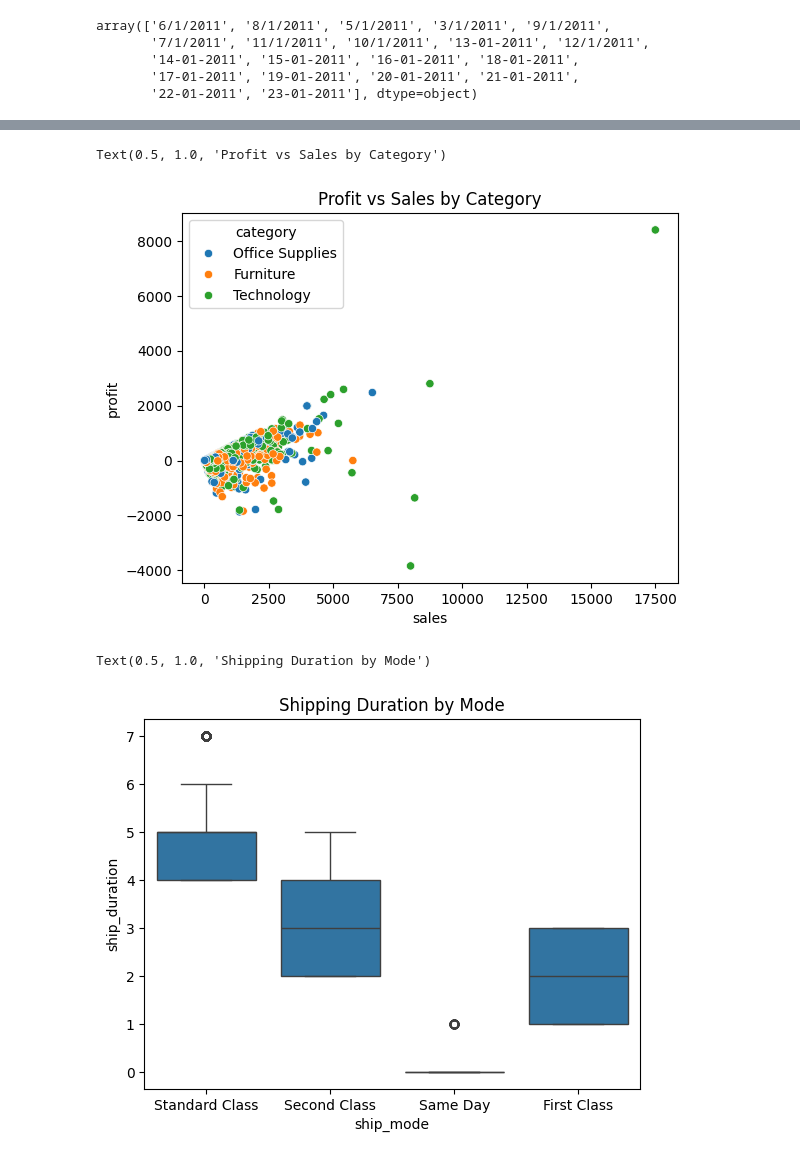
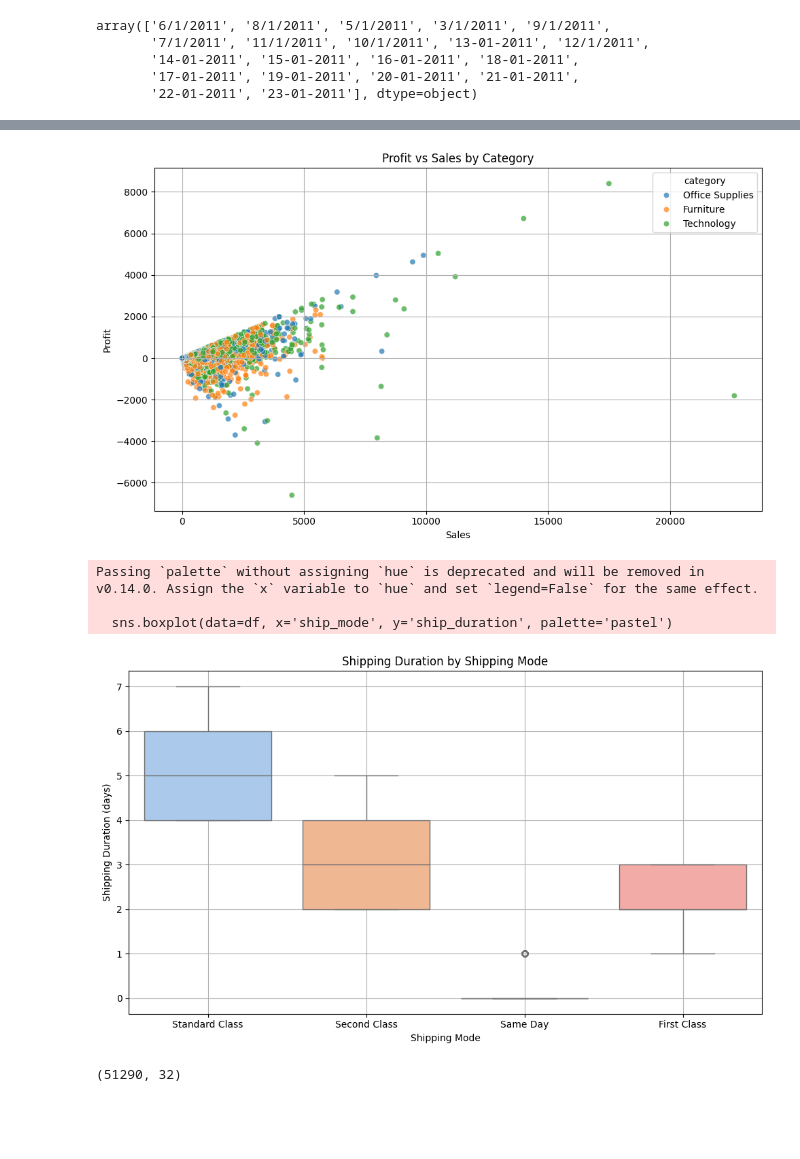
Before and after one commit to Mitrafa/superstore-streamlit-app, a Jupyter notebook: notebooks/exploratory_analysis.ipynb, the cells around one changed output, grey strips where cells are left out. Cells and saved outputs as stored; diff of their text form; code cells hidden in the pictures; blank space fills up the shorter version.

```diff
--- a/notebooks/exploratory_analysis.ipynb
+++ b/notebooks/exploratory_analysis.ipynb
@@ -107,0 +121,10 @@ df.isnull().sum()
+# %%
+# Count Ambiguous vs. Unambiguous Dates
+def is_ambiguous(day, month):
+    return day is not None and month is not None and day <= 12 and month <= 12
+
+df['order_ambiguous'] = df.apply(lambda row: is_ambiguous(row['order_day'], row['order_month']), axis=1)
+df['ship_ambiguous'] = df.apply(lambda row: is_ambiguous(row['ship_day'], row['ship_month']), axis=1)
+
+print("Order Date Ambiguous:", df['order_ambiguous'].sum())
+print("Ship Date Ambiguous:", df['ship_ambiguous'].sum())
@@ -107,0 +145,2 @@ df.isnull().sum()
+# %%
+df['order_date'] = pd.to_datetime(df['order_date_raw'], format='mixed', dayfirst=True)
@@ -107,0 +161,4 @@ df.isnull().sum()
+# %%
+# # Parse dates with mixed formats (slashes and dashes) using day-first (British) format to avoid ambiguity
+df['order_date'] = pd.to_datetime(df['order_date'], format="mixed", dayfirst=True)
+df['ship_date'] = pd.to_datetime(df['ship_date'], format="mixed", dayfirst=True)
@@ -108,3 +185,8 @@ df.isnull().sum()
 # %%
-df['order_month'] = df['order_date'].dt.to_period('M')
-df['order_quarter'] = df['order_date'].dt.to_period('Q')
+# Extract year, month, and weekday from order_date, and calculate shipping_days as the difference between ship_date and order_date
+df['order_year'] = df['order_date'].dt.year
+df['order_month'] = df['order_date'].dt.month
+df['order_weekday'] = df['order_date'].dt.day_name()
+
+# Calculate shipping duration in days
+df['ship_duration'] = (df['ship_date'] - df['order_date']).dt.days
@@ -138,14 +297,33 @@ Text(0.5, 1.0, 'Shipping Duration Distribution')
 # %%
 # Profitability: Profit vs Sales
-sns.scatterplot(data=df, x='sales', y='profit', hue='category')
+plt.figure(figsize=(10, 6))
+sns.scatterplot(data=df, x='sales', y='profit', hue='category', alpha=0.7)
+
 plt.title('Profit vs Sales by Category')
+plt.xlabel('Sales')
+plt.ylabel('Profit')
+plt.grid(True)
+plt.tight_layout()
+plt.show()
 # %% [output]
-Text(0.5, 1.0, 'Profit vs Sales by Category')
-[figure, old version]
+[figure, new version]
 # %%
 # Shipping Mode Analysis
-sns.boxplot(data=df, x='ship_mode', y='ship_duration')
-plt.title('Shipping Duration by Mode')
+plt.figure(figsize=(10, 6))
+sns.boxplot(data=df, x='ship_mode', y='ship_duration', palette='pastel')
+
+plt.title('Shipping Duration by Shipping Mode')
+plt.xlabel('Shipping Mode')
+plt.ylabel('Shipping Duration (days)')
+plt.grid(True)
+plt.tight_layout()
+plt.show()
 # %% [output]
-Text(0.5, 1.0, 'Shipping Duration by Mode')
+Passing `palette` without assigning `hue` is deprecated and will be removed in v0.14.0. Assign the `x` variable to `hue` and set `legend=False` for the same effect.
+
+  sns.boxplot(data=df, x='ship_mode', y='ship_duration', palette='pastel')
-[figure, old version]
+[figure, new version]
+# %%
+df.shape
+# %% [output]
+(51290, 32)
```
Also changed, not shown: parts of 28 cells of this notebook, 15 other files.
